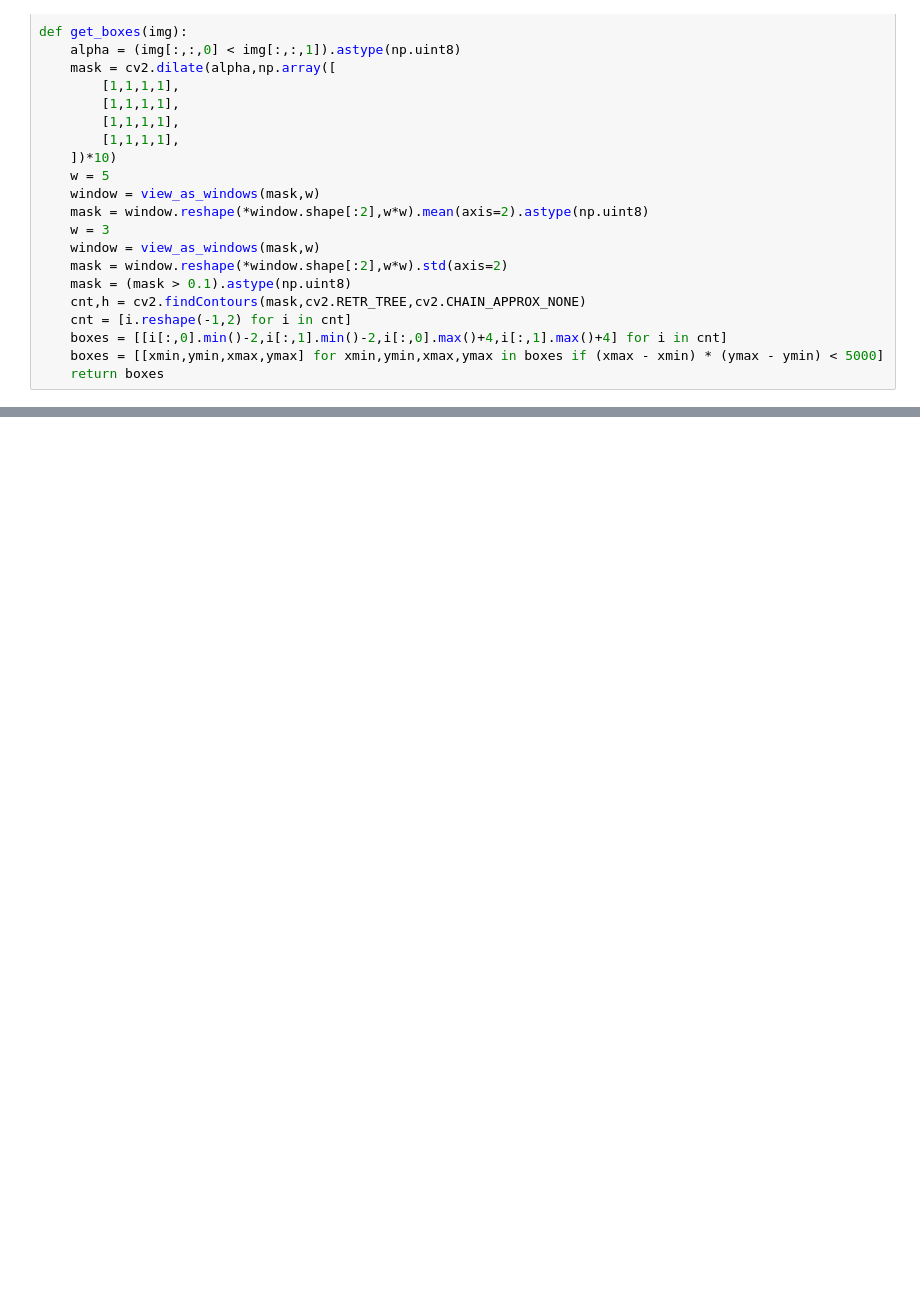
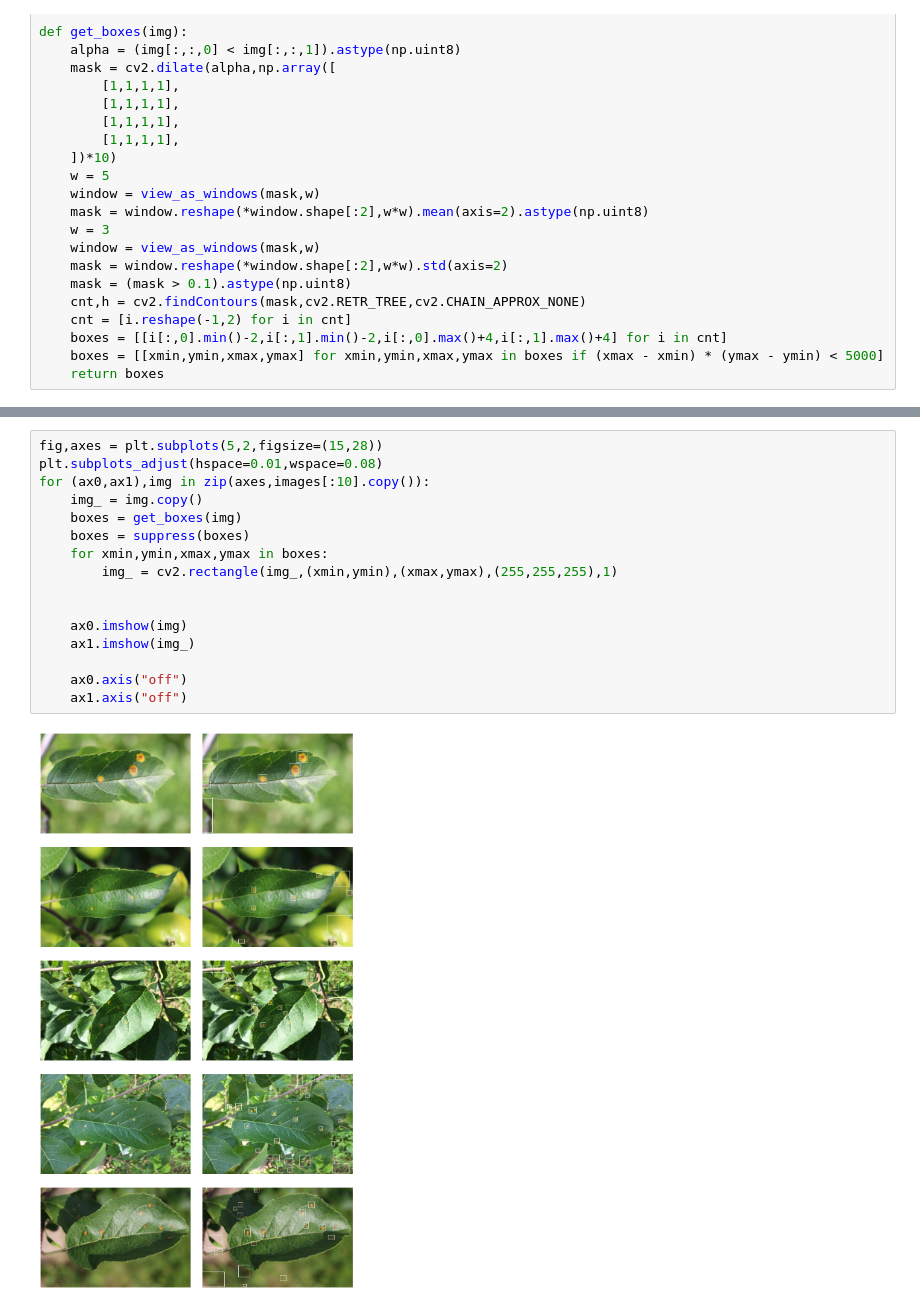
Before and after one commit to angrybayblade/rust-detection-in-tree-leaves, a Jupyter notebook: Rust Detection.ipynb, the cells around one changed output, grey strips where cells are left out. Cells and saved outputs as stored; diff of their text form; blank space fills up the shorter version.

```diff
--- a/Rust Detection.ipynb
+++ b/Rust Detection.ipynb
@@ -133,0 +132,18 @@ axes[1].imshow(img_)
+# %%
+fig,axes = plt.subplots(5,2,figsize=(15,28))
+plt.subplots_adjust(hspace=0.01,wspace=0.08)
+for (ax0,ax1),img in zip(axes,images[:10].copy()):
+    img_ = img.copy()
+    boxes = get_boxes(img)
+    boxes = suppress(boxes)
+    for xmin,ymin,xmax,ymax in boxes:
+        img_ = cv2.rectangle(img_,(xmin,ymin),(xmax,ymax),(255,255,255),1)
+
+
+    ax0.imshow(img)
+    ax1.imshow(img_)
+
+    ax0.axis("off")
+    ax1.axis("off")
+# %% [output]
+[figure, added]
```
Also changed, not shown: parts of 18 cells of this notebook, 4 other files.
